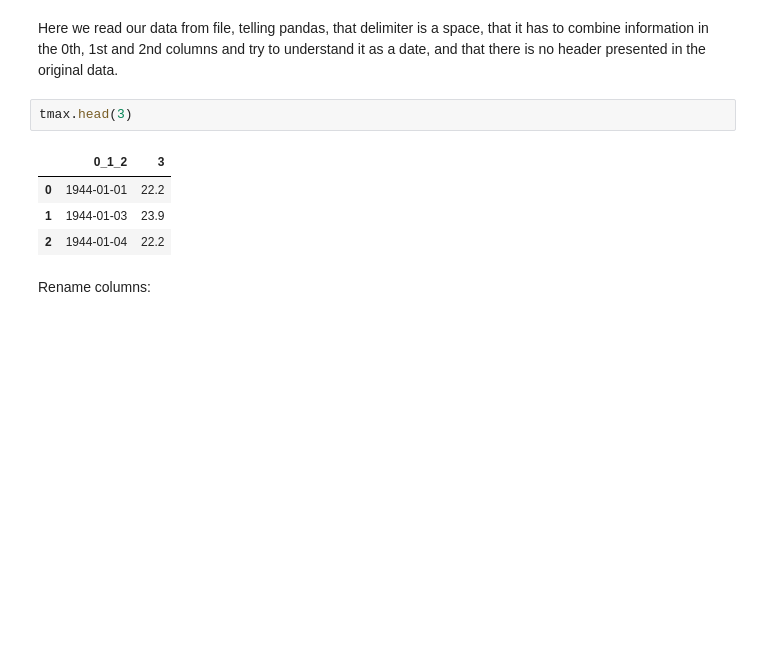
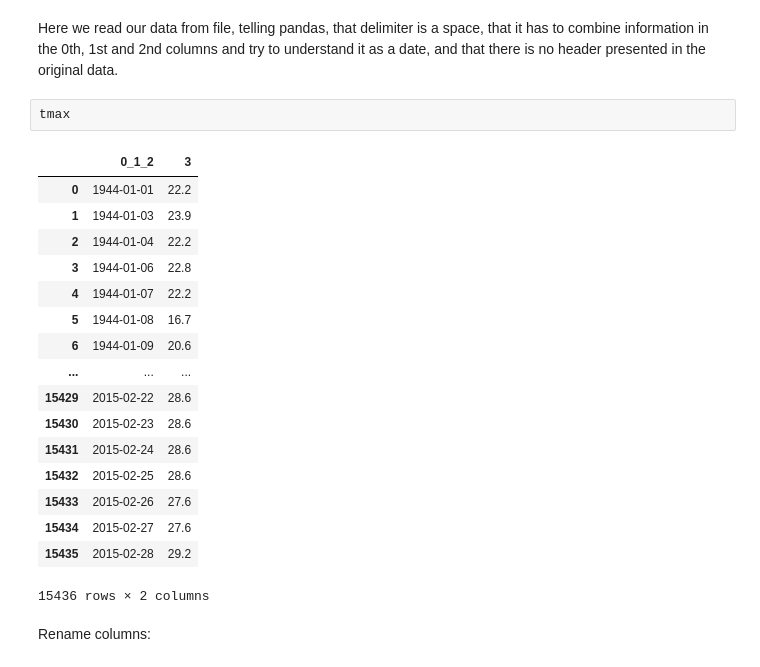
Before and after one commit to koldunovn/python_for_geosciences, a Jupyter notebook: 06 - Time series (Pandas).ipynb, the cells around one changed output. Cells and saved outputs as stored; diff of their text form; blank space fills up the shorter version.

```diff
--- a/06 - Time series (Pandas).ipynb
+++ b/06 - Time series (Pandas).ipynb
@@ -35,12 +38,25 @@ tmax = pd.read_csv('./DelhiTmax.txt',delimiter=r"\s+", parse_dates=[[0,1,2]], he
 # %% [markdown]
 Here we read our data from file, telling pandas, that delimiter is a space, that it has to combine information in the 0th, 1st and 2nd columns and try to understand it as a date, and that there is no header presented in the original data.
 # %%
-tmax.head(3)
+tmax
 # %% [output]
 |  | 0_1_2 | 3 |
 | 0 | 1944-01-01 | 22.2 |
 | 1 | 1944-01-03 | 23.9 |
 | 2 | 1944-01-04 | 22.2 |
+| 3 | 1944-01-06 | 22.8 |
+| 4 | 1944-01-07 | 22.2 |
+| 5 | 1944-01-08 | 16.7 |
+| 6 | 1944-01-09 | 20.6 |
+| ... | ... | ... |
+| 15429 | 2015-02-22 | 28.6 |
+| 15430 | 2015-02-23 | 28.6 |
+| 15431 | 2015-02-24 | 28.6 |
+| 15432 | 2015-02-25 | 28.6 |
+| 15433 | 2015-02-26 | 27.6 |
+| 15434 | 2015-02-27 | 27.6 |
+| 15435 | 2015-02-28 | 29.2 |
+15436 rows × 2 columns
 # %% [markdown]
 Rename columns:
 # %%
```
Also changed, not shown: parts of 38 cells of this notebook.
